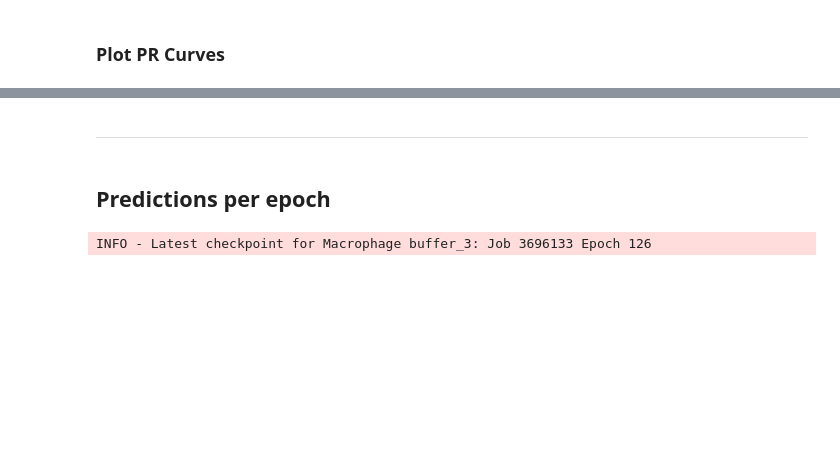
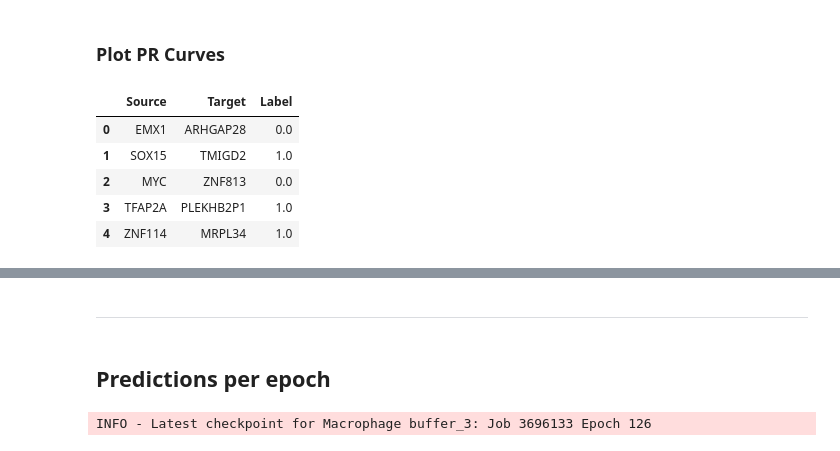
Before and after one commit to emoeller80281/Custom_GRN_Inference, a Jupyter notebook: dev/notebooks/simple_model_testing/test_tf_tg_predictions.ipynb, the cells around one changed output, grey strips where cells are left out. Cells and saved outputs as stored; diff of their text form; code cells hidden in the pictures; blank space fills up the shorter version.

```diff
--- a/dev/notebooks/simple_model_testing/test_tf_tg_predictions.ipynb
+++ b/dev/notebooks/simple_model_testing/test_tf_tg_predictions.ipynb
@@ -511,0 +557,19 @@ importlib.reload(plotting_utils)
+# %%
+title = f"Macrophage buffer_2 Model → Macrophage buffer_1 Test Set"
+
+y = all_plot_data[title][0]
+s = all_plot_data[title][1]
+
+auroc = roc_auc_score(y, s)
+fpr, tpr, _ = roc_curve(y, s)
+rand_scores = plotting_utils._create_random_distribution(s)
+rand_fpr, rand_tpr, _ = roc_curve(y, rand_scores)
+rand_auroc = roc_auc_score(y, rand_scores)
+
+full_universe = auroc_utils.build_full_universe_from_gt(
+    method_df=score_df,
+    gt_edges=ground_truth_df,
+    use_abs_scores=True,
+)
+
+print(f"Scores shape: {scores.shape}, Labels shape: {labels.shape}")
@@ -1577,2 +1646,11 @@ combined_fig.savefig(all_evaluation_plot_dir / f"models_vs_own_test_set_roc.png"
 # %% [markdown]
 ### Plot PR Curves
+# %%
+tf_tg_label_df.head()
+# %% [output]
+|  | Source | Target | Label |
+| 0 | EMX1 | ARHGAP28 | 0.0 |
+| 1 | SOX15 | TMIGD2 | 1.0 |
+| 2 | MYC | ZNF813 | 0.0 |
+| 3 | TFAP2A | PLEKHB2P1 | 1.0 |
+| 4 | ZNF114 | MRPL34 | 1.0 |
```
Also changed, not shown: parts of 6 cells of this notebook, 4 other files.
